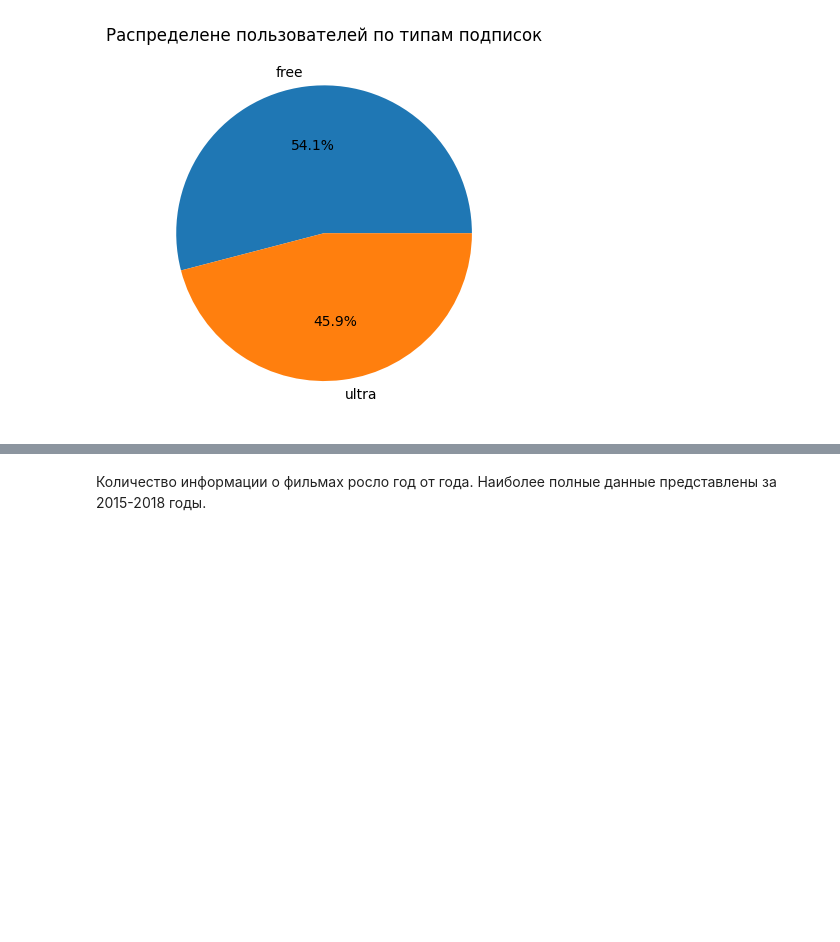
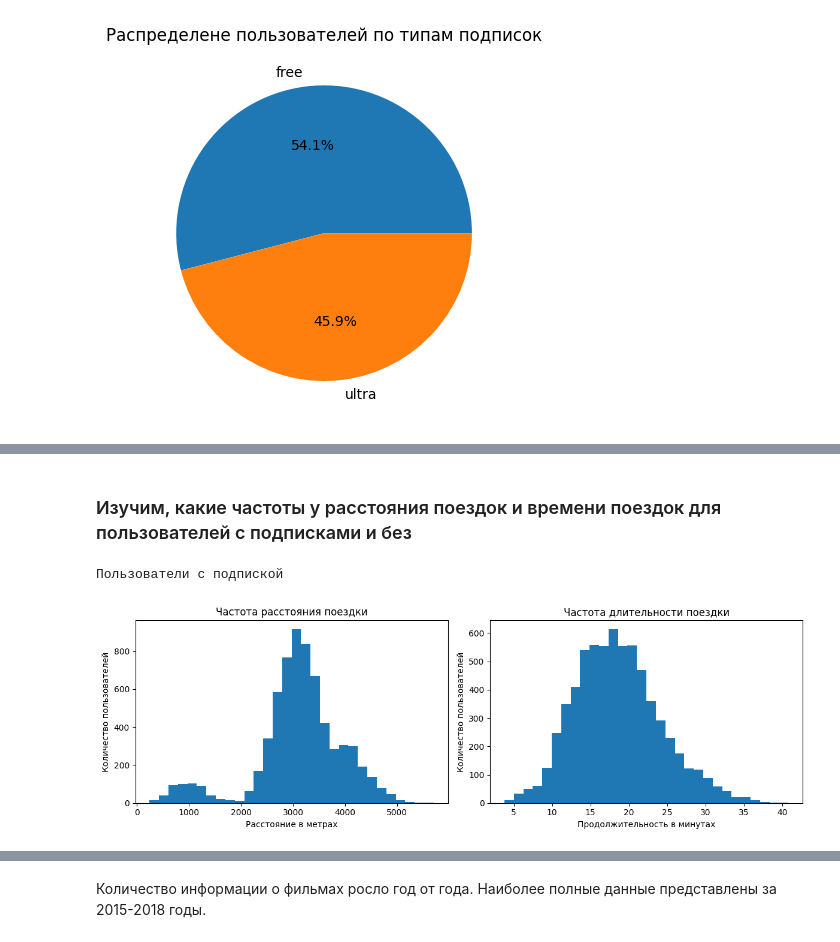
Before and after one commit to EvanderLatine/DS_Practicum, a Jupyter notebook: Scooters_Lease/Revenue_Optimization.ipynb, the cells around one changed output, grey strips where cells are left out. Drawn from its saved outputs; the diff is of its cells as text; code cells hidden in the pictures; blank space fills up the shorter version.

```diff
--- a/Scooters_Lease/Revenue_Optimization.ipynb
+++ b/Scooters_Lease/Revenue_Optimization.ipynb
@@ -240,0 +263,3 @@ filled["percent"].plot(xlabel="Год", ylabel="Процент фильмов с
+# %%
+df = rides.merge(users, on='user_id', how='left').merge(subscriptions, on='subscription_type', how='left')
+df.info()
@@ -240,0 +288,3 @@ filled["percent"].plot(xlabel="Год", ylabel="Процент фильмов с
+# %%
+subscribed = df[df["subscription_type"] == "ultra"].reset_index(drop=True)
+subscribed.info()
@@ -240,0 +334,8 @@ filled["percent"].plot(xlabel="Год", ylabel="Процент фильмов с
+# %% [markdown]
+### Изучим, какие частоты у расстояния поездок и времени поездок для пользователей с подписками и без
+# %%
+print("Пользователи с подпиской")
+rides_frequencies(subscribed)
+# %% [output]
+Пользователи с подпиской
+[figure, added]
```
Also changed, not shown: parts of 24 cells of this notebook.
